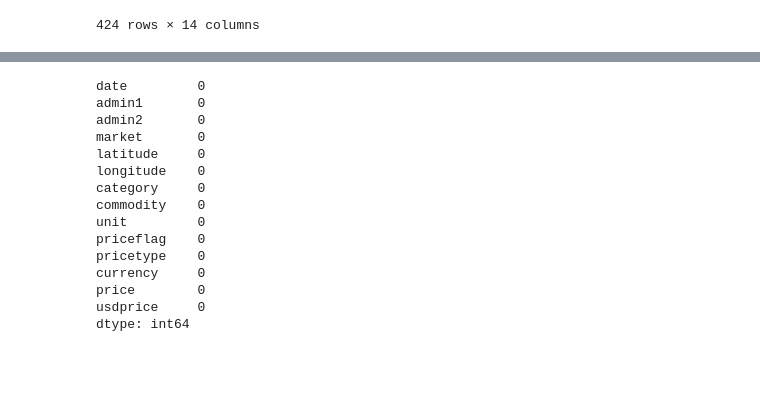
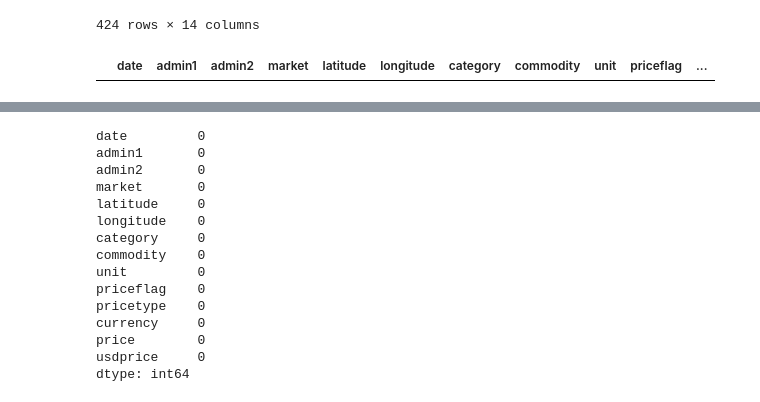
Before and after one commit to mjjj-642/Philippine-FoodPrices, a Jupyter notebook: food-prices.ipynb, the cells around one changed output, grey strips where cells are left out. Drawn from its saved outputs; the diff is of its cells as text; code cells hidden in the pictures; blank space fills up the shorter version.

```diff
--- a/food-prices.ipynb
+++ b/food-prices.ipynb
@@ -79,6 +79,14 @@ filtered_df
 | 119952 | 2021-02-15 | National Capital region | Metropolitan Manila | Metro Manila | 14.604167 | 120.982222 | vegetables and fruits | Onions (red) | KG | actual,aggregate | ... |
 | 119953 | 2021-02-15 | National Capital region | Metropolitan Manila | Metro Manila | 14.604167 | 120.982222 | vegetables and fruits | Tomatoes | KG | actual,aggregate | ... |
 424 rows × 14 columns
+# %%
+# Check for duplicate rows
+duplicate_rows = df_cleaned[df_cleaned.duplicated()]
+
+# Display duplicate rows
+duplicate_rows
+# %% [output]
+|  | date | admin1 | admin2 | market | latitude | longitude | category | commodity | unit | priceflag | ... |
 # %%
 categorical_cols = [
     "date", "admin1", "admin2", "market",
```
Also changed, not shown: parts of 4 cells of this notebook.
